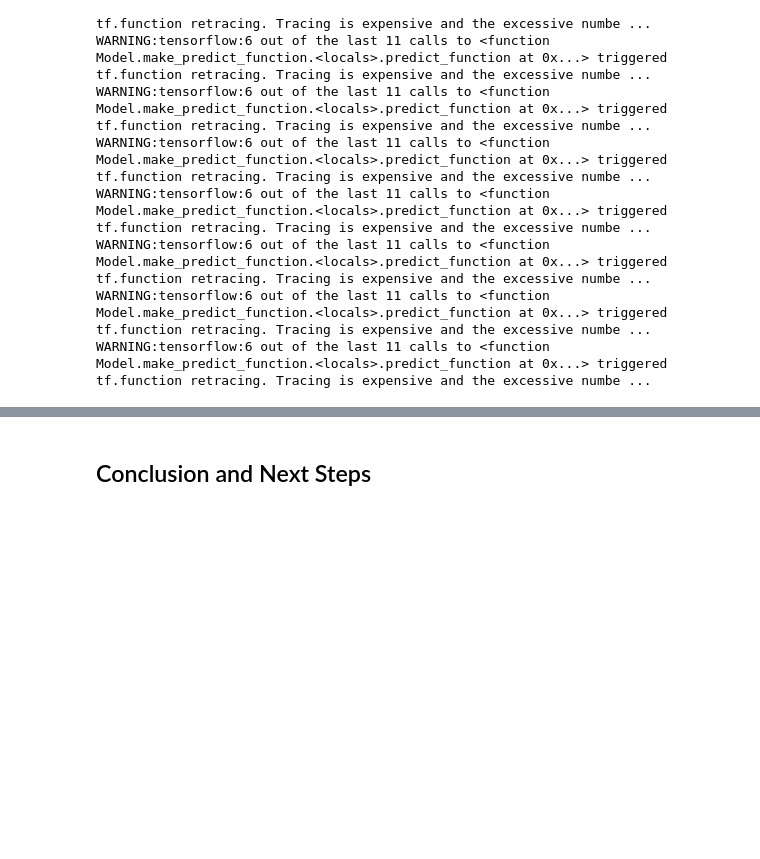
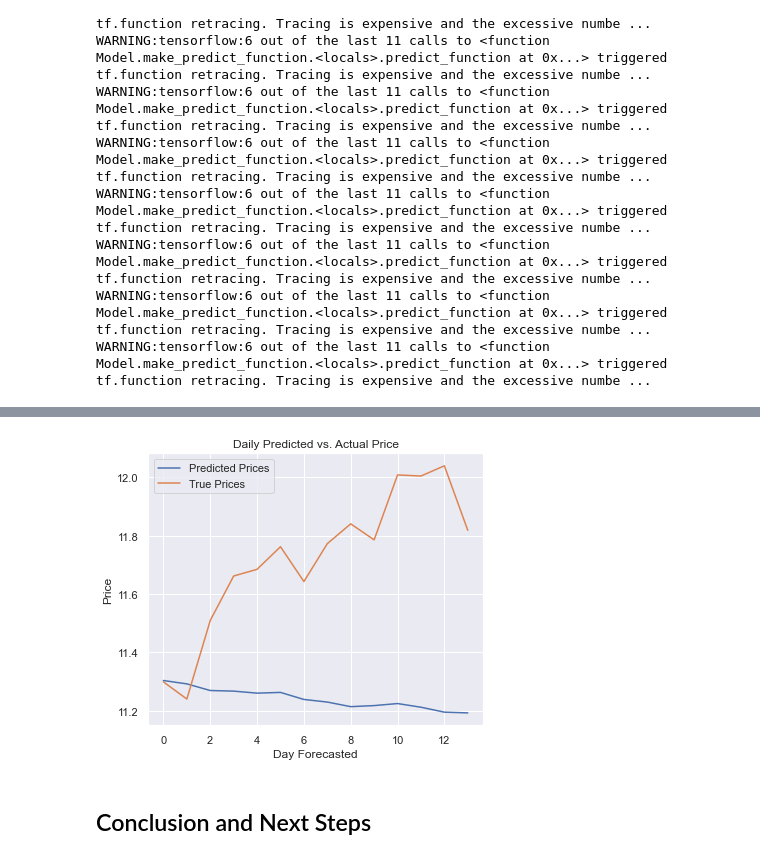
Before and after one commit to jakeoddi/Stock-Price-Forecasting, a Jupyter notebook: master_notebook.ipynb, the cells around one changed output, grey strips where cells are left out. Cells and saved outputs as stored; diff of their text form; code cells hidden in the pictures; blank space fills up the shorter version.

```diff
--- a/master_notebook.ipynb
+++ b/master_notebook.ipynb
@@ -1711,0 +1692,12 @@ rnn_list
+# %%
+# Instantiate list of dicts
+true_price_dict_list = []
+for df in cm_df_list:
+    # Instantiate a dictionary to hold ticker and true prices
+    true_dict = {}
+    # Store ticker in dict
+    true_dict['ticker'] = df['ticker'][0]
+    # Store prices in dict
+    true_dict['true_prices'] = df['close'][end_train_date:end_test_date].values
+    # Append dict to list of dicts
+    true_price_dict_list.append(true_dict)
@@ -1712,3 +1739,21 @@ rnn_list
+# %%
+# Instantiate x, y, and y1 variables for plotting
+x = range(0,14)
+y = mean_rnn_preds
+y1 = mean_rnn_true
+
+# Visualizing
+fig, ax = plt.subplots(figsize = (6, 5))
+sns.lineplot(x = x, y = y, label = 'Predicted Prices')
+sns.lineplot(x = x, y = y1, label = 'True Prices')
+ax.set(xlabel = 'Day Forecasted',
+       ylabel = 'Price',
+       title = "Daily Predicted vs. Actual Price"
+      )
+sns.set_theme()
+plt.show()
+# %% [output]
+[figure, added]
 # %% [markdown]
 ## Conclusion and Next Steps
 # %% [markdown]
```
Also changed, not shown: parts of 5 cells of this notebook, 1 other file.
